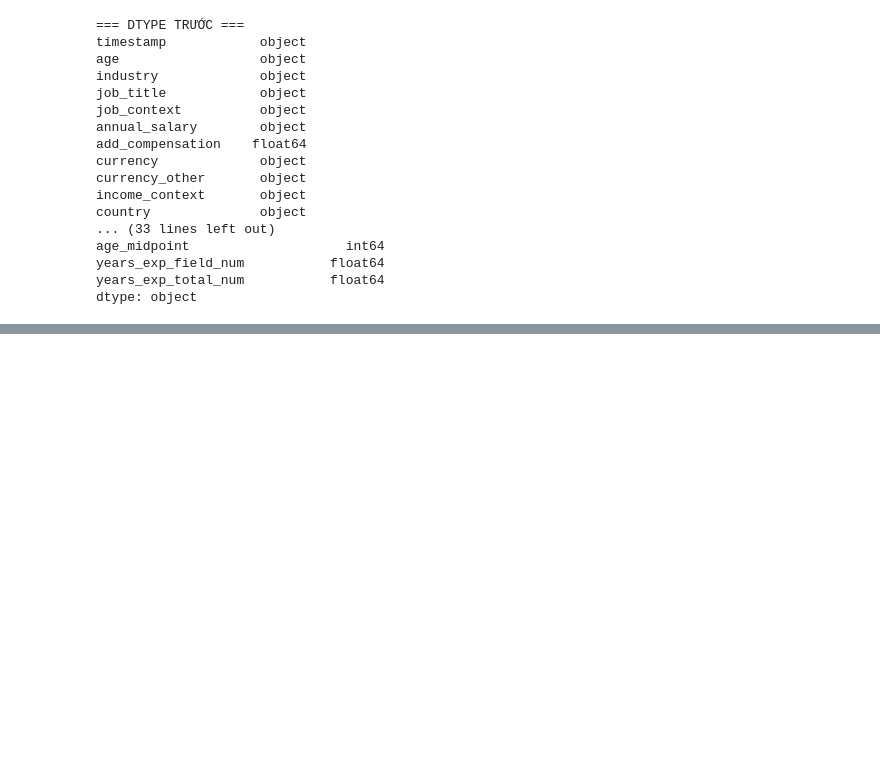
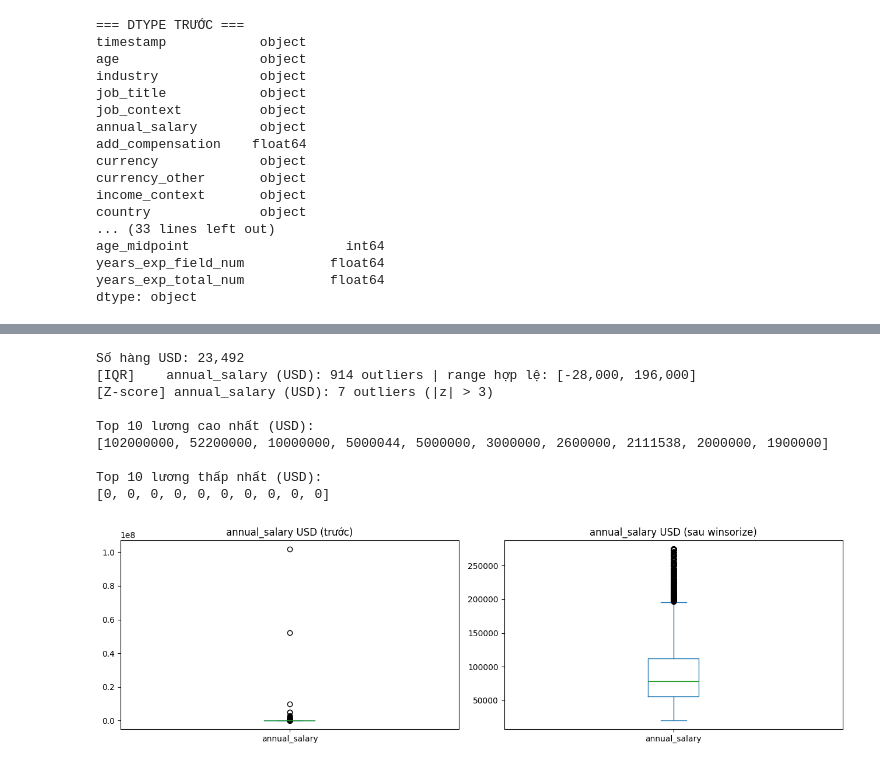
Before and after one commit to NguyenBaMinhTien/dhv-handout2-salary, a Jupyter notebook: salary_cleaning.ipynb, the cells around one changed output, grey strips where cells are left out. Saved outputs shown, nothing was run; the diff lists cells and outputs as text; code cells hidden in the pictures; blank space fills up the shorter version.

Commit message:
week 2 - outliers, string normalization, scaling

```diff
--- a/salary_cleaning.ipynb
+++ b/salary_cleaning.ipynb
@@ -288,0 +300,53 @@ dtype: object
+# %%
+def detect_outliers_iqr(series, col_name):
+    """Phát hiện outlier bằng IQR."""
+    Q1, Q3 = series.quantile([0.25, 0.75])
+    IQR    = Q3 - Q1
+    lower, upper = Q1 - 1.5*IQR, Q3 + 1.5*IQR
+    outliers = series[(series < lower) | (series > upper)]
+    print(f"[IQR]    {col_name}: {len(outliers)} outliers "
+          f"| range hợp lệ: [{lower:,.0f}, {upper:,.0f}]")
+    return outliers, lower, upper
+
+def detect_outliers_zscore(series, col_name, thresh=3):
+    """Phát hiện outlier bằng Z-score."""
+    z = (series - series.mean()) / series.std()
+    outliers = series[z.abs() > thresh]
+    print(f"[Z-score] {col_name}: {len(outliers)} outliers (|z| > {thresh})")
+    return outliers
+
+# Lọc chỉ USD để phân tích
+df_usd = df[df['currency'] == 'USD']['annual_salary'].dropna()
+print(f"Số hàng USD: {len(df_usd):,}")
+
+# Phát hiện outlier
+out_iqr, low, high = detect_outliers_iqr(df_usd, 'annual_salary (USD)')
+out_z = detect_outliers_zscore(df_usd, 'annual_salary (USD)')
+
+# Xem một vài outlier cao
+print("\nTop 10 lương cao nhất (USD):")
+print(df_usd.nlargest(10).tolist())
+
+print("\nTop 10 lương thấp nhất (USD):")
+print(df_usd.nsmallest(10).tolist())
+
+# Boxplot
+fig, axes = plt.subplots(1, 2, figsize=(13, 4))
+df_usd.plot(kind='box', ax=axes[0], title='annual_salary USD (trước)')
+df_usd.clip(lower=df_usd.quantile(0.01),
+            upper=df_usd.quantile(0.99)).plot(
+    kind='box', ax=axes[1], title='annual_salary USD (sau winsorize)')
+plt.tight_layout()
+plt.savefig('boxplot_outliers.png', dpi=100, bbox_inches='tight')
+plt.show()
+# %% [output]
+Số hàng USD: 23,492
+[IQR]    annual_salary (USD): 914 outliers | range hợp lệ: [-28,000, 196,000]
+[Z-score] annual_salary (USD): 7 outliers (|z| > 3)
+
+Top 10 lương cao nhất (USD):
+[102000000, 52200000, 10000000, 5000044, 5000000, 3000000, 2600000, 2111538, 2000000, 1900000]
+
+Top 10 lương thấp nhất (USD):
+[0, 0, 0, 0, 0, 0, 0, 0, 0, 0]
+[figure, added]
```
Also changed, not shown: parts of 9 cells of this notebook, 1 other file.
